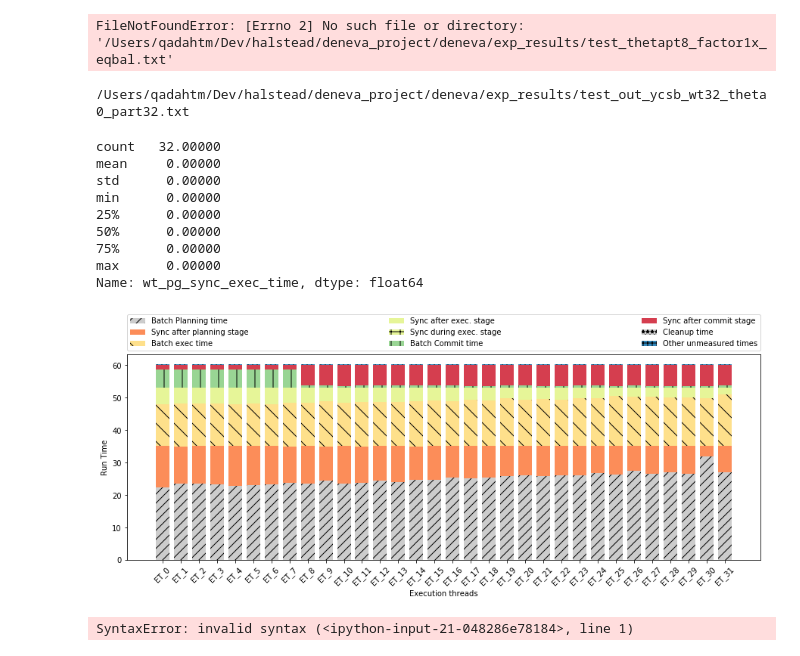
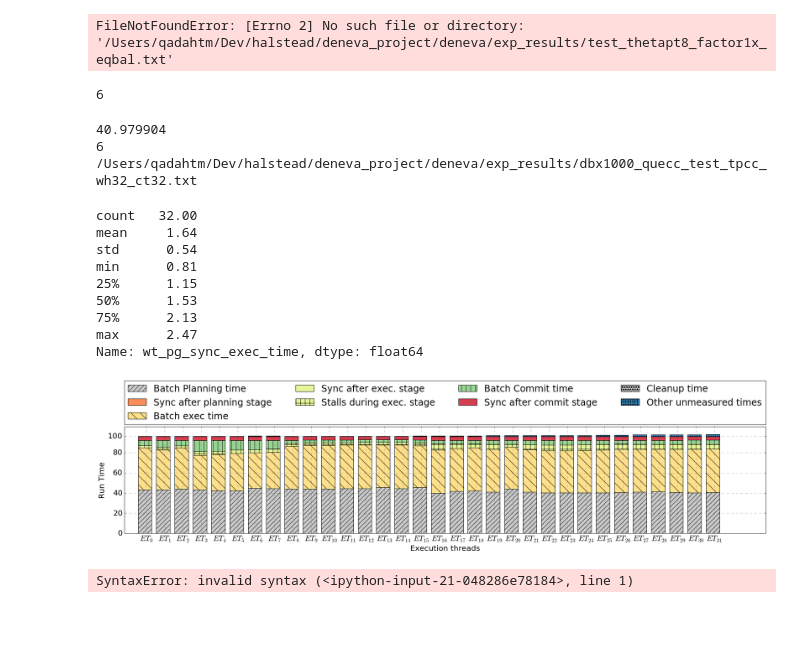
Before and after one commit to qadahtm/deneva, a Jupyter notebook: pynb/QueCC.ipynb, the cells around one changed output. Cells and saved outputs as stored; diff of their text form; code cells hidden in the pictures; blank space fills up the shorter version.

```diff
--- a/pynb/QueCC.ipynb
+++ b/pynb/QueCC.ipynb
@@ -785,16 +798,16 @@ def plot_exec_times_hl_pip(df):
                ncol=3, mode="expand", borderaxespad=0.)
 
 def plot_exec_times_hl_unpip(df):
-    f, ax1 = plt.subplots(1, figsize=(15,5))
+    f, ax1 = plt.subplots(1, figsize=(30,5))
 
     # Set the bar width
-    bar_width = 0.75
+    bar_width = (0.75)
 
     colors = ['#CCCCCC','#fc8d59','#fee08b','#e6f598','#99d594','#d53e4f', '#3288bd']
 
     # positions of the left bar-boundaries
 
-    bar_l = [i-(0.75) for i in range(len(df['wt_hl_plan_time']))]
+    bar_l = [(i+(0.75)) for i in range(len(df['wt_hl_plan_time']))]
     # wt_hl_plan_time
     ax1.bar(bar_l,
             df['wt_hl_plan_time'],
@@ -837,7 +850,7 @@ def plot_exec_times_hl_unpip(df):
             df['wt_pg_sync_exec_time'],
             width=bar_width,
             bottom=all_df,
-            label='Sync during exec. stage',
+            label='Stalls during exec. stage',
             color=colors[3],hatch='+')
 
     # txn_commit_time
@@ -882,13 +895,36 @@ def plot_exec_times_hl_unpip(df):
             label='Other unmeasured times',
             color=colors[6], hatch='++')
 
+    all_df = (df['wt_hl_plan_time']+df['wt_hl_sync_plan_time']+
+          df['wt_hl_exec_time']+df['wt_hl_sync_exec_time']+
+          df['wt_hl_commit_time']+df['wt_hl_sync_commit_time']+
+          df['wt_hl_cleanup_time'])
+
     # set the x ticks with names
-    plt.xticks(bar_l,['ET_'+str(i) for i in range(len(df['wt_hl_plan_time']))], rotation=45)
+    lbar_l = [(i+0.45) for i in bar_l]
+    plt.xticks(lbar_l,['$ET_{'+str(i)+'}$' for i in range(len(df['wt_hl_plan_time']))], rotation=0)
 
     # Set the label and legends
     ax1.set_ylabel("Run Time")
     ax1.set_xlabel("Execution threads")
     # plt.legend(loc='best')
+    plt.rc('grid', linestyle="--",alpha=0.5)
+    plt.grid(True)
+#     print(bar_l)
+    ylabels = []
+    ylabelvs = []
+    for v in bar_l:
+        l = (v + 0.75)/df['exec_batch_proc_time'].count()
+        ylabels.append(int(l*100))
+        ylabelvs.append(l*all_df[0])
+    ylabels.append(100)
+    ylabelvs.append(all_df[0])
+    print(all_df[0])
+#     print(df['exec_batch_proc_time'])
+#     plt.yticks(ylabelvs,ylabels)
+    print(len(list(np.arange(0,all_df[0],step=9))+[all_df[0]]))
+    plt.yticks(list(np.arange(0,all_df[0],step=(all_df[0]/6)*1.25))+[all_df[0]],list(np.arange(0,101,step=20)))
+
     plt.legend(bbox_to_anchor=(0., 1.02, 1., .102), loc=3,
-               ncol=3, mode="expand", borderaxespad=0.)
+               ncol=4, mode="expand", borderaxespad=0.)
 # %%
@@ -2499,6 +2515,11 @@ plot_planner_times(df)
 df
 # %% [output]
 FileNotFoundError: [Errno 2] No such file or directory: '/Users/qadahtm/Dev/halstead/deneva_project/deneva/exp_results/test_thetapt8_factor1x_eqbal.txt'
+# %%
+len(list(np.arange(0,27.388813,step=(27.388813/5)*1.2))+[27.388813])
+# len(list(np.arange(0,110,step=20)))
+# %% [output]
+6
 # %%
 directory = '/Users/qadahtm/Dev/halstead/deneva_project/deneva/exp_results'
 # df = pd.DataFrame(view_exec_from_file(directory+"/QUECC_s_t0_7.txt"))
@@ -2539,43 +2560,52 @@ datafile = directory+'/test_out_tpcc_wt32_payp50.txt'
 datafile = directory+'/test_out_tpcc_wt32_payp50_part32.txt'
 # datafile = directory+'/test_out_tpcc_wt20_payp50_part20.txt'
 
 datafile = directory+'/test_out_tpcc_wt32_payp50_part32_pip.txt'
 datafile = directory+'/test_out_ycsb_wt32_thetap99_part32.txt'
 datafile = directory+'/test_out_ycsb_wt32_theta0_part32.txt'
 # datafile = directory+'/test_out_ycsb_wt32_theta0_part32_pip.txt'
 
 # datafile = directory+'/test_out_nopgsync_tpcc_wt32_payp0.txt'
 # datafile = directory+'/test_out_nopgsync_norow_backup_tpcc_wt32_payp0.txt'
 
+datafile = directory+'/dbx1000_quecc_test.txt'
+datafile = directory+'/dbx1000_quecc_test_tpcc.txt'
+# datafile = directory+'/dbx1000_quecc_test_tpcc2.txt'
+datafile = directory+'/dbx1000_quecc_test_tpcc3.txt'
+datafile = directory+'/dbx1000_quecc_test_tpcc_wh32_ct32.txt'
+# datafile = directory+'/dbx1000_quecc_test_tpcc_wh32_ct32_roplan.txt'
+# datafile = directory+'/dbx1000_quecc_test_tpcc_wh32_ct32_roplan_test.txt'
 
 df = pd.DataFrame(view_exec_from_file(datafile))
 # plot_exec_times(df)
 # plot_exec_times_single_stage(df)
 plot_exec_times_hl_unpip(df)
 # plot_exec_times_hl_pip(df)
 df
 
 # df['total_sync_time'] = df['wt_hl_sync_commit_time'] + df['wt_hl_sync_plan_time'] + df['wt_hl_sync_exec_time']
 print(datafile)
 df['wt_pg_sync_exec_time'].describe()
 # df['wt_hl_sync_plan_time'].mean()/df['exec_batch_cnt'].mean()
 # df['wt_hl_sync_exec_time'].mean()/df['exec_batch_cnt'].mean()
 # df['wt_hl_sync_commit_time'].mean()/df['exec_batch_cnt'].mean()
 # df['wt_hl_sync_exec_time'].describe()
 # df['wt_hl_sync_commit_time'].describe()
 # df['total_sync_time'].describe()
 # %% [output]
-/Users/qadahtm/Dev/halstead/deneva_project/deneva/exp_results/test_out_ycsb_wt32_theta0_part32.txt
+40.979904
+6
+/Users/qadahtm/Dev/halstead/deneva_project/deneva/exp_results/dbx1000_quecc_test_tpcc_wh32_ct32.txt
-count   32.00000
-mean     0.00000
-std      0.00000
-min      0.00000
-25%      0.00000
-50%      0.00000
-75%      0.00000
-max      0.00000
+count   32.00
+mean     1.64
+std      0.54
+min      0.81
+25%      1.15
+50%      1.53
+75%      2.13
+max      2.47
 Name: wt_pg_sync_exec_time, dtype: float64
-[figure, old version]
+[figure, new version]
 # %%
 # sync_data={
 # 'thd_cnt':[4,8,12,16,20,24,28,32],
```
Also changed, not shown: parts of 12 cells of this notebook, 14 other files.
